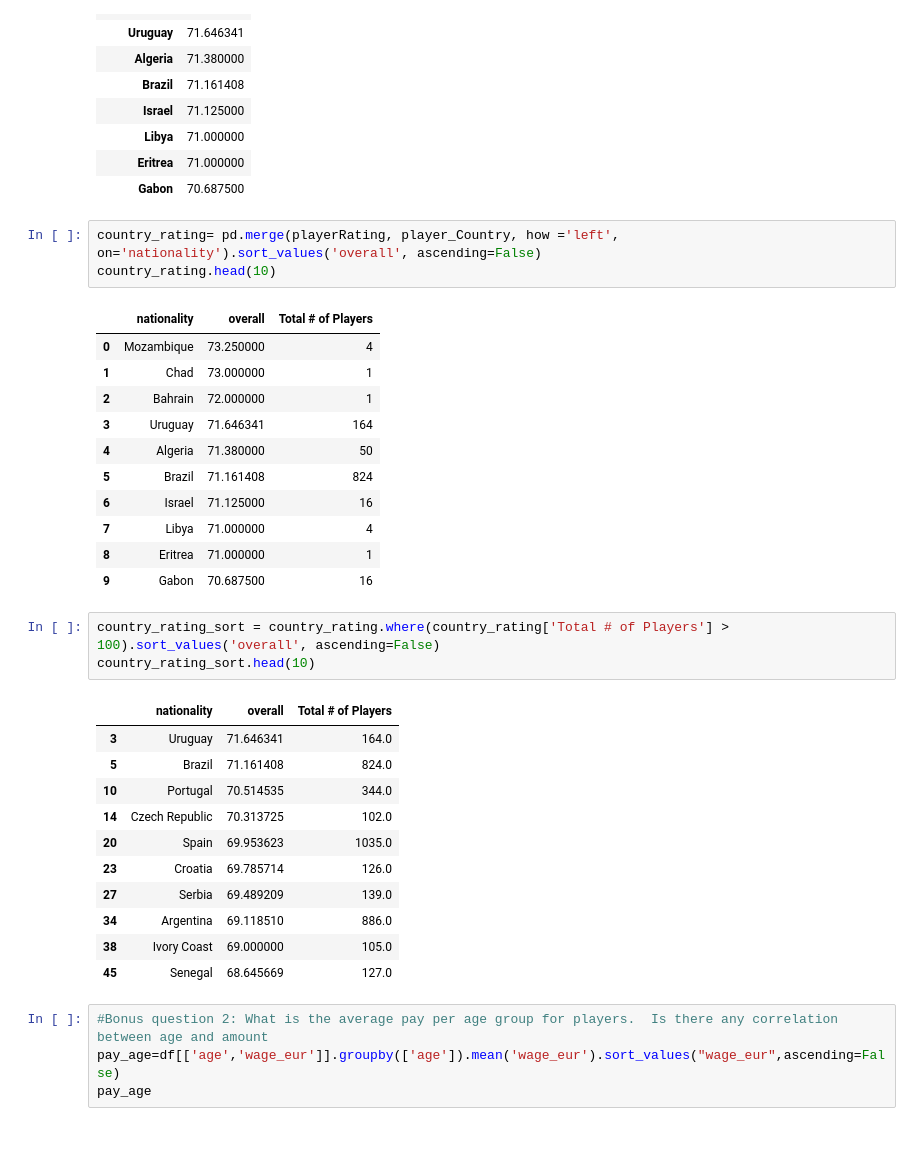
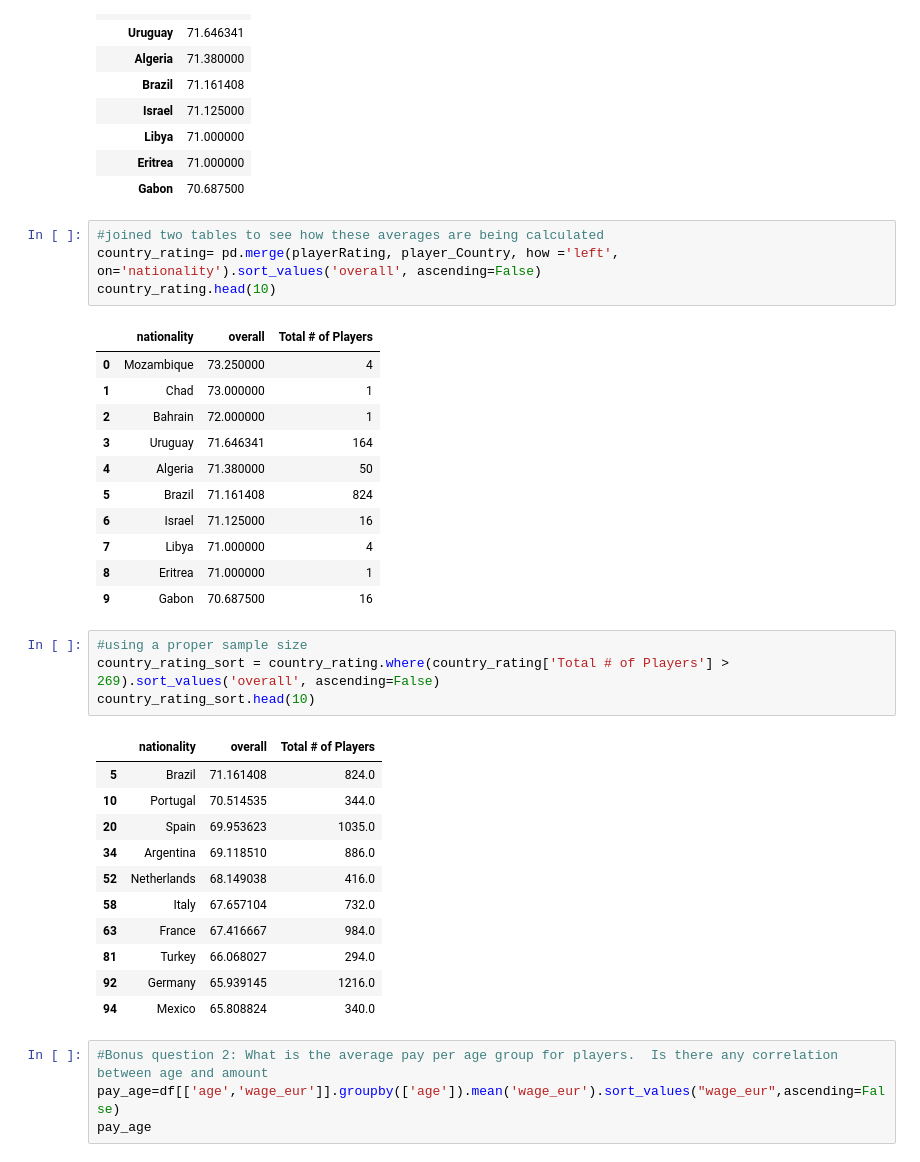
Before and after one commit to Jrowez/JUMPlus-dataProject1, a Jupyter notebook: dataProject1.ipynb, the cells around one changed output. Drawn from its saved outputs; the diff is of its cells as text.

```diff
--- a/dataProject1.ipynb
+++ b/dataProject1.ipynb
@@ -262,6 +264,7 @@ playerRating.head(10)
 | Eritrea | 71.000000 |
 | Gabon | 70.687500 |
 # %%
+#joined two tables to see how these averages are being calculated
 country_rating= pd.merge(playerRating, player_Country, how ='left', on='nationality').sort_values('overall', ascending=False)
 country_rating.head(10)
 # %% [output]
@@ -277,20 +280,21 @@ country_rating.head(10)
 | 8 | Eritrea | 71.000000 | 1 |
 | 9 | Gabon | 70.687500 | 16 |
 # %%
-country_rating_sort = country_rating.where(country_rating['Total # of Players'] > 100).sort_values('overall', ascending=False)
+#using a proper sample size
+country_rating_sort = country_rating.where(country_rating['Total # of Players'] > 269).sort_values('overall', ascending=False)
 country_rating_sort.head(10)
 # %% [output]
 |  | nationality | overall | Total # of Players |
-| 3 | Uruguay | 71.646341 | 164.0 |
 | 5 | Brazil | 71.161408 | 824.0 |
 | 10 | Portugal | 70.514535 | 344.0 |
-| 14 | Czech Republic | 70.313725 | 102.0 |
 | 20 | Spain | 69.953623 | 1035.0 |
-| 23 | Croatia | 69.785714 | 126.0 |
-| 27 | Serbia | 69.489209 | 139.0 |
 | 34 | Argentina | 69.118510 | 886.0 |
-| 38 | Ivory Coast | 69.000000 | 105.0 |
-| 45 | Senegal | 68.645669 | 127.0 |
+| 52 | Netherlands | 68.149038 | 416.0 |
+| 58 | Italy | 67.657104 | 732.0 |
+| 63 | France | 67.416667 | 984.0 |
+| 81 | Turkey | 66.068027 | 294.0 |
+| 92 | Germany | 65.939145 | 1216.0 |
+| 94 | Mexico | 65.808824 | 340.0 |
 # %%
 #Bonus question 2: What is the average pay per age group for players.  Is there any correlation between age and amount
 pay_age=df[['age','wage_eur']].groupby(['age']).mean('wage_eur').sort_values("wage_eur",ascending=False)
```
Also changed, not shown: parts of 2 cells of this notebook.
